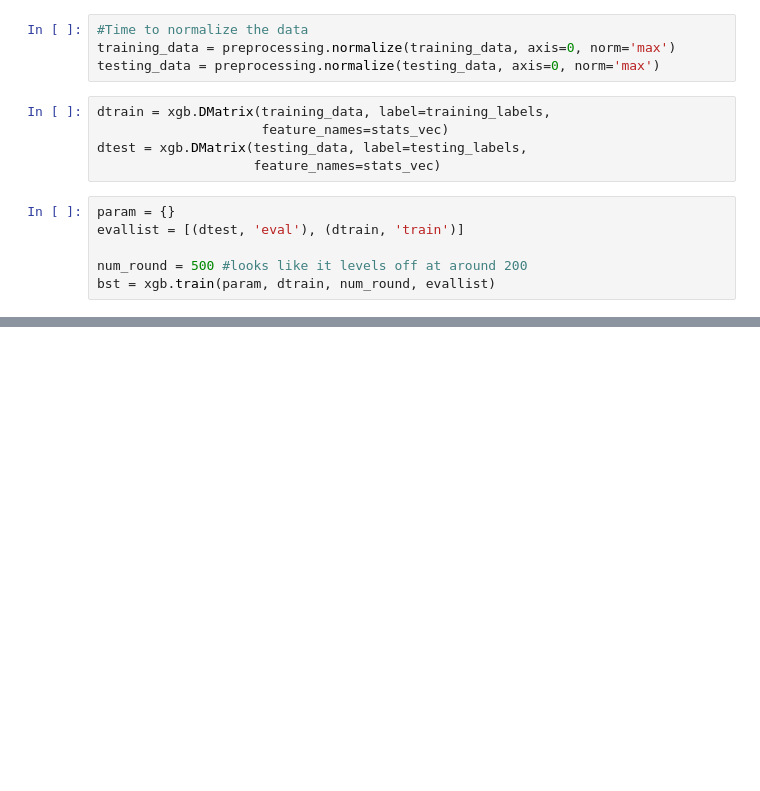
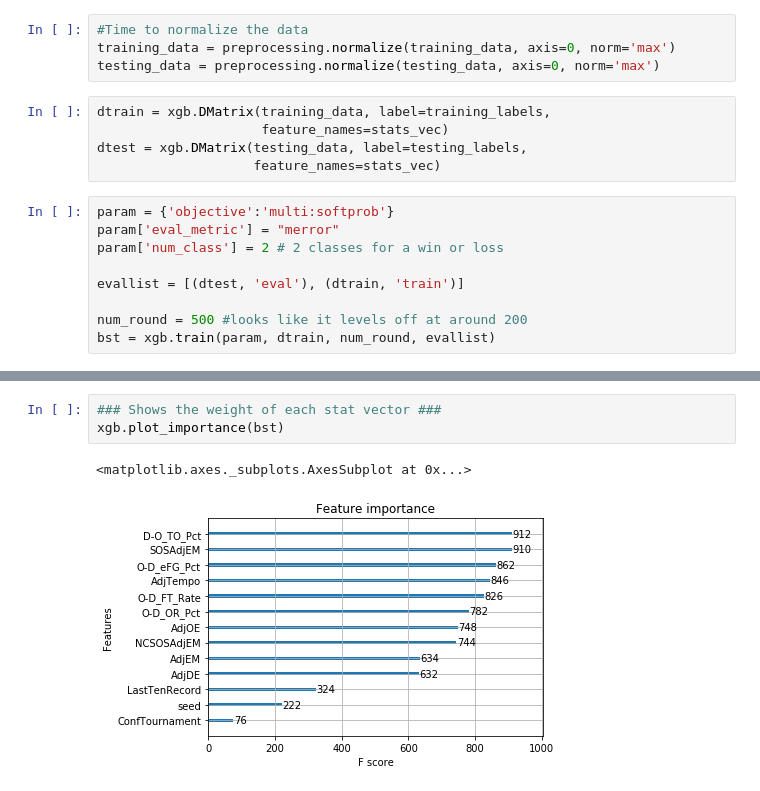
Before and after one commit to blommel4/semester_project, a Jupyter notebook: testing_josh.ipynb, the cells around one changed output, grey strips where cells are left out. Cells and saved outputs as stored; diff of their text form; blank space fills up the shorter version.

```diff
--- a/testing_josh.ipynb
+++ b/testing_josh.ipynb
@@ -149,7 +161,10 @@ dtrain = xgb.DMatrix(training_data, label=training_labels,
 dtest = xgb.DMatrix(testing_data, label=testing_labels,
                     feature_names=stats_vec)
 # %%
-param = {}
+param = {'objective':'multi:softprob'}
+param['eval_metric'] = "merror"
+param['num_class'] = 2 # 2 classes for a win or loss
+
 evallist = [(dtest, 'eval'), (dtrain, 'train')]
 
 num_round = 500 #looks like it levels off at around 200
@@ -156,0 +190,6 @@ bst = xgb.train(param, dtrain, num_round, evallist)
+# %%
+### Shows the weight of each stat vector ###
+xgb.plot_importance(bst)
+# %% [output]
+<matplotlib.axes._subplots.AxesSubplot at 0x...>
+[figure, added]
```
Also changed, not shown: parts of 8 cells of this notebook.
